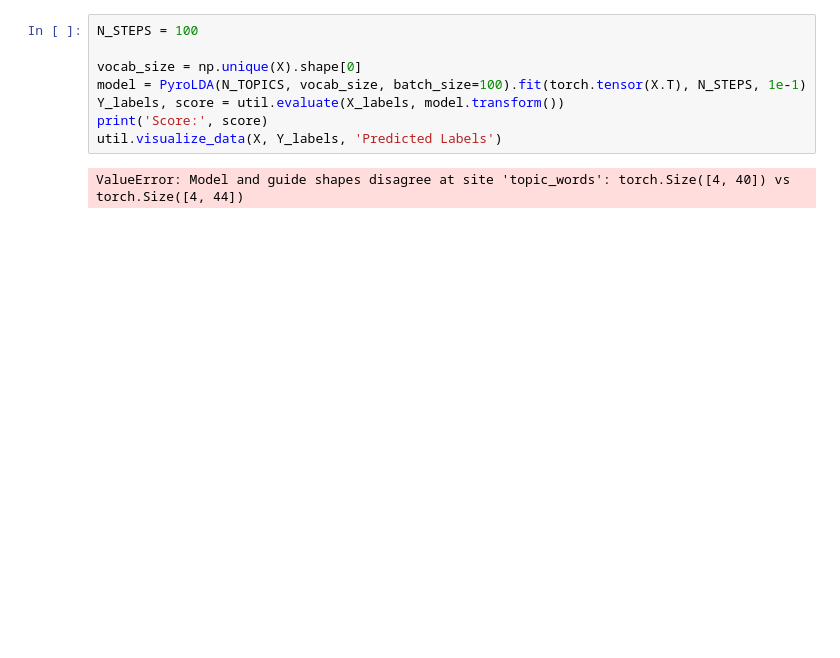
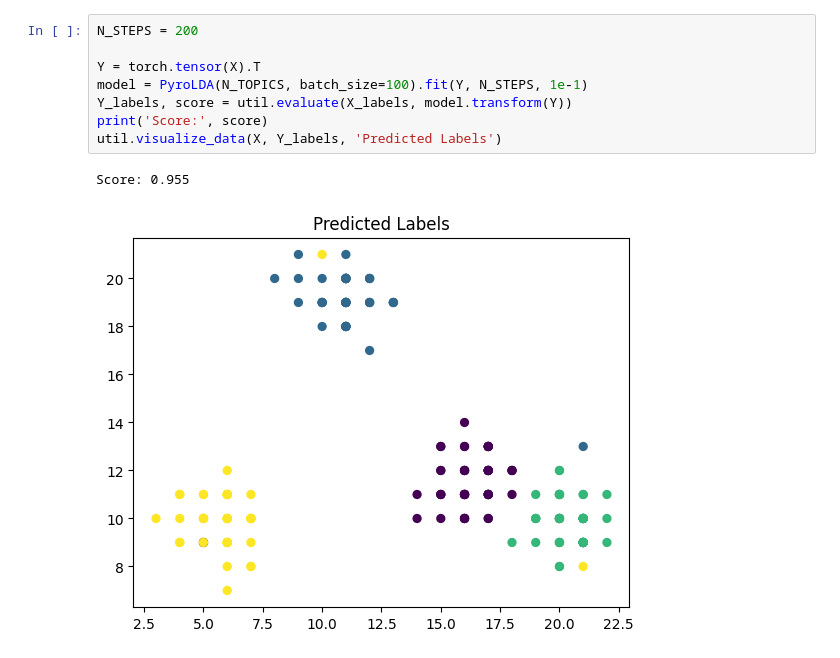
Before and after one commit to craigfouts/GibbsLDA, a Jupyter notebook: sandbox.ipynb, the cells around one changed output. Cells and saved outputs as stored; diff of their text form; blank space fills up the shorter version.

```diff
--- a/sandbox.ipynb
+++ b/sandbox.ipynb
@@ -46,13 +48,14 @@ X.shape
 # %%
-N_STEPS = 100
+N_STEPS = 200
 
-vocab_size = np.unique(X).shape[0]
-model = PyroLDA(N_TOPICS, vocab_size, batch_size=100).fit(torch.tensor(X.T), N_STEPS, 1e-1)
-Y_labels, score = util.evaluate(X_labels, model.transform())
+Y = torch.tensor(X).T
+model = PyroLDA(N_TOPICS, batch_size=100).fit(Y, N_STEPS, 1e-1)
+Y_labels, score = util.evaluate(X_labels, model.transform(Y))
 print('Score:', score)
 util.visualize_data(X, Y_labels, 'Predicted Labels')
 # %% [output]
-ValueError: Model and guide shapes disagree at site 'topic_words': torch.Size([4, 40]) vs torch.Size([4, 44])
+Score: 0.955
+[figure, added]
 # %%
 y = model.loss_log_
 x = np.arange(len(y))
```
Also changed, not shown: parts of 7 cells of this notebook, 1 other file.
